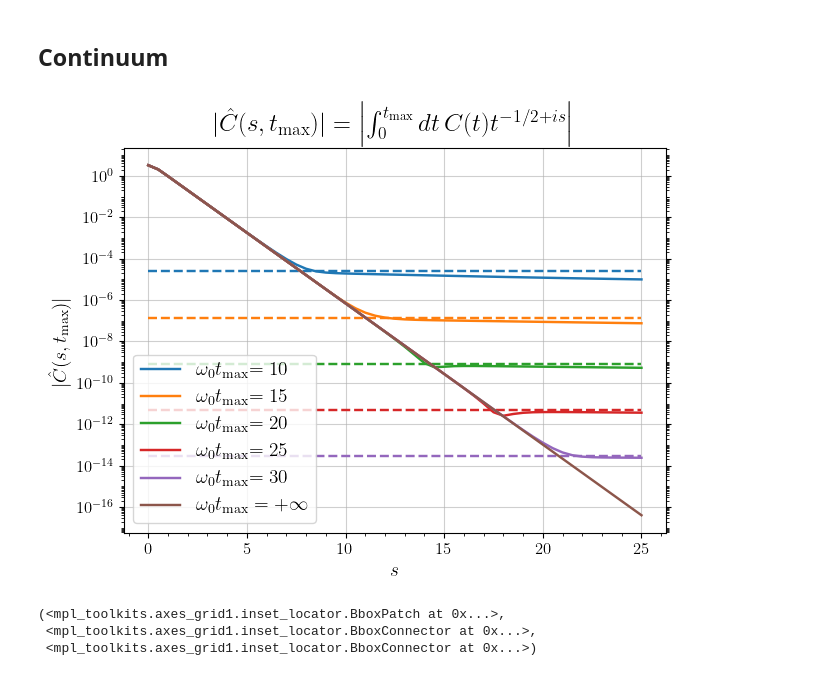
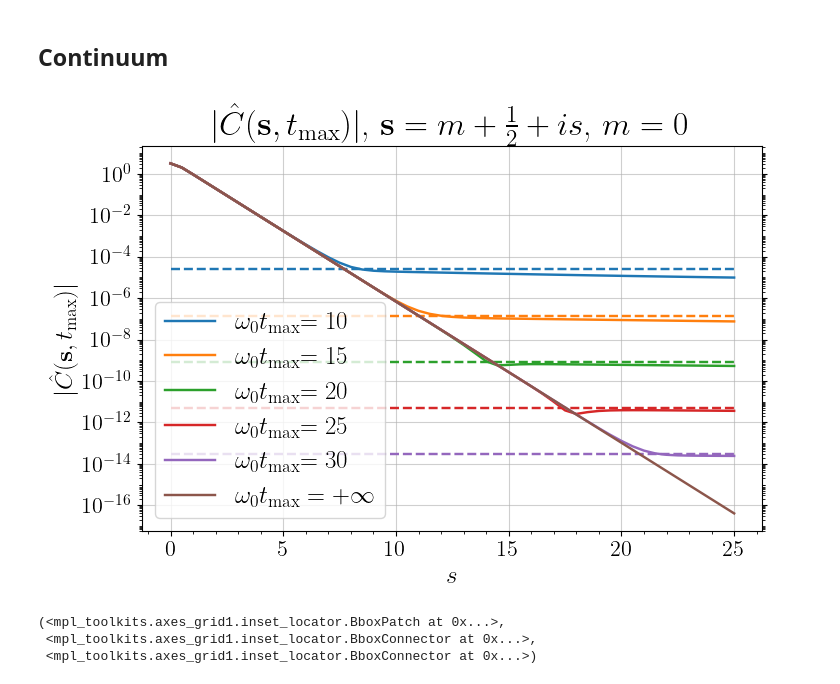
Before and after one commit to DiegoToniolo/Analysis_spectral_densities, a Jupyter notebook: plots_single_exp.ipynb, the cells around one changed output. Drawn from its saved outputs; the diff is of its cells as text; code cells hidden in the pictures.

Commit message:
Change of style for thesis plots

```diff
--- a/plots_single_exp.ipynb
+++ b/plots_single_exp.ipynb
@@ -192,31 +192,31 @@ def bound_smax(w, s_max, n, par, cov, smearing = "Tikhonov", sigma = 1e-6, t_max
 # %%
 par = np.array([1, 0.3])
 t_max = np.array([10, 15, 20, 25, 30, +np.inf])/par[1]
 s = np.linspace(0.0001, 25, 51)
 
 for ti in range(len(t_max)):
     y, J = mellin_C2(s, par, 0, t_max[ti])
     mod, _ = modulus(y, J, print_J=True)
     if t_max[ti] == +np.inf:
         line, = plt.plot(s, np.sqrt(2*np.pi)*mod, label = r"$\omega_0 t_\mathrm{max} = +\infty$")
     else:
         line, = plt.plot(s, np.sqrt(2*np.pi)*mod, label = r"$\omega_0 t_\mathrm{max}$"+r"$={:.0f}$".format(t_max[ti]*par[1]))
     b, _= bound_mellin(t_max[ti], par, 0, 0, print_J=True)
     plt.plot(s, np.sqrt(2*np.pi)*np.full(len(s), b), linestyle='--', color=line.get_color())
-plt.legend()
-plt.xlabel(r"$s$")
-plt.ylabel(r"$|\hat{C}(s, t_\mathrm{max})|$")
-plt.title(r"$|\hat{C}(s, t_\mathrm{max})|=\left\vert\int_0^{t_\mathrm{max}}dt\,C(t)t^{-1/2+is}\right\vert$")
+plt.legend(fontsize=18)
+plt.xlabel(r"$s$", fontsize=18)
+plt.ylabel(r"$|\hat{C}(\mathbf{s}, t_\mathrm{max})|$", fontsize=18)
+plt.title(r"$|\hat{C}(\mathbf{s}, t_\mathrm{max})|$, $\mathbf{s} = m+\frac{1}{2}+is$, $m=0$", fontsize=24)
 ax = plt.gca()
 plt.semilogy()
 ax = plt.gca()
 ax.xaxis.set_major_locator(MultipleLocator(5))
 ax.xaxis.set_minor_locator(MultipleLocator(1))
 ax.yaxis.set_major_locator(LogLocator(10, numticks=15))
 ax.yaxis.set_minor_locator(LogLocator(base=10.0,subs=np.arange(10, 100, 10)*0.1,numticks=20))
 ax.yaxis.set_minor_formatter(NullFormatter())
 # %% [output]
-[figure, old version]
+[figure, new version]
 # %%
 n = 50
 w = np.linspace(0*par[1], 2.2*par[1], n)
```
Also changed, not shown: 3 other files.
